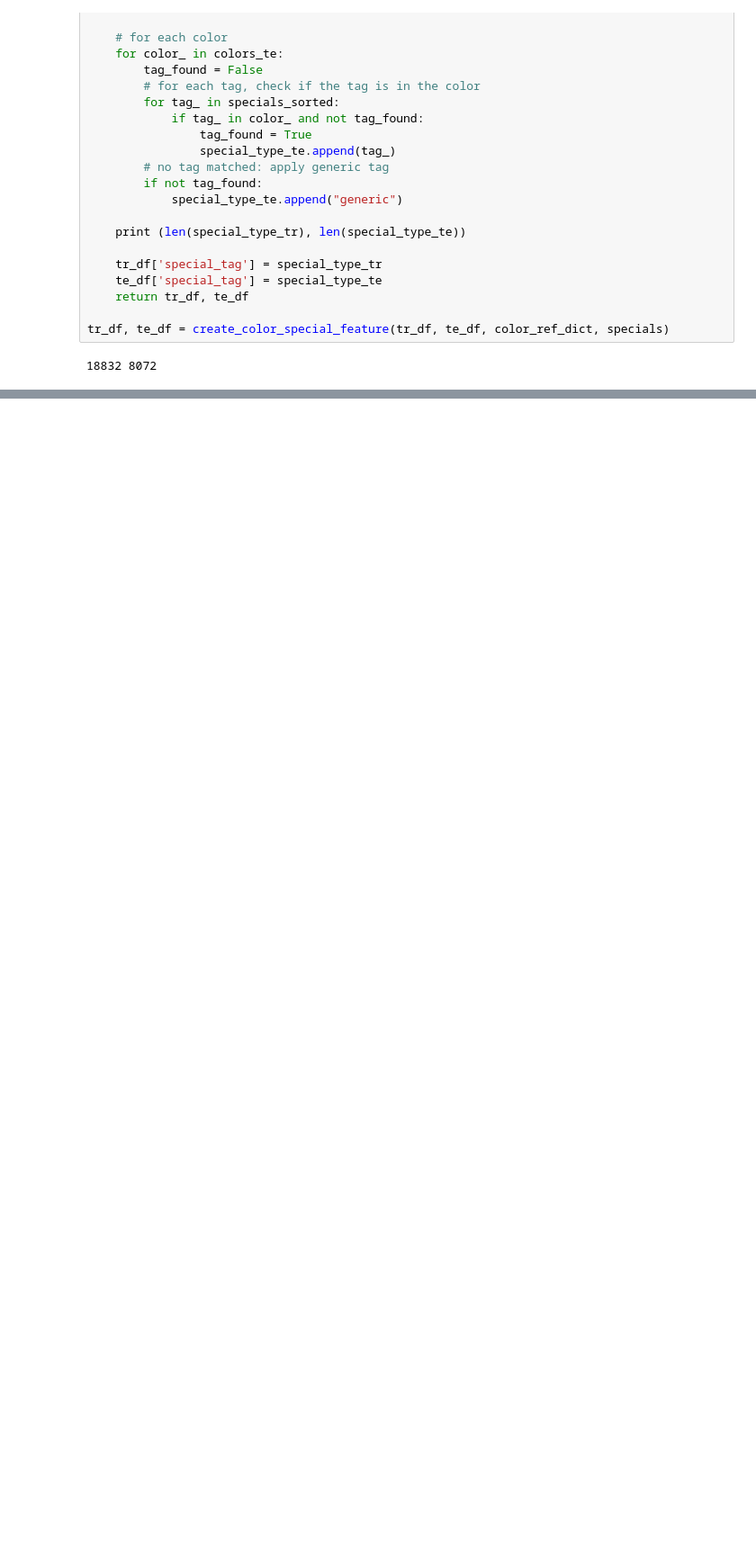
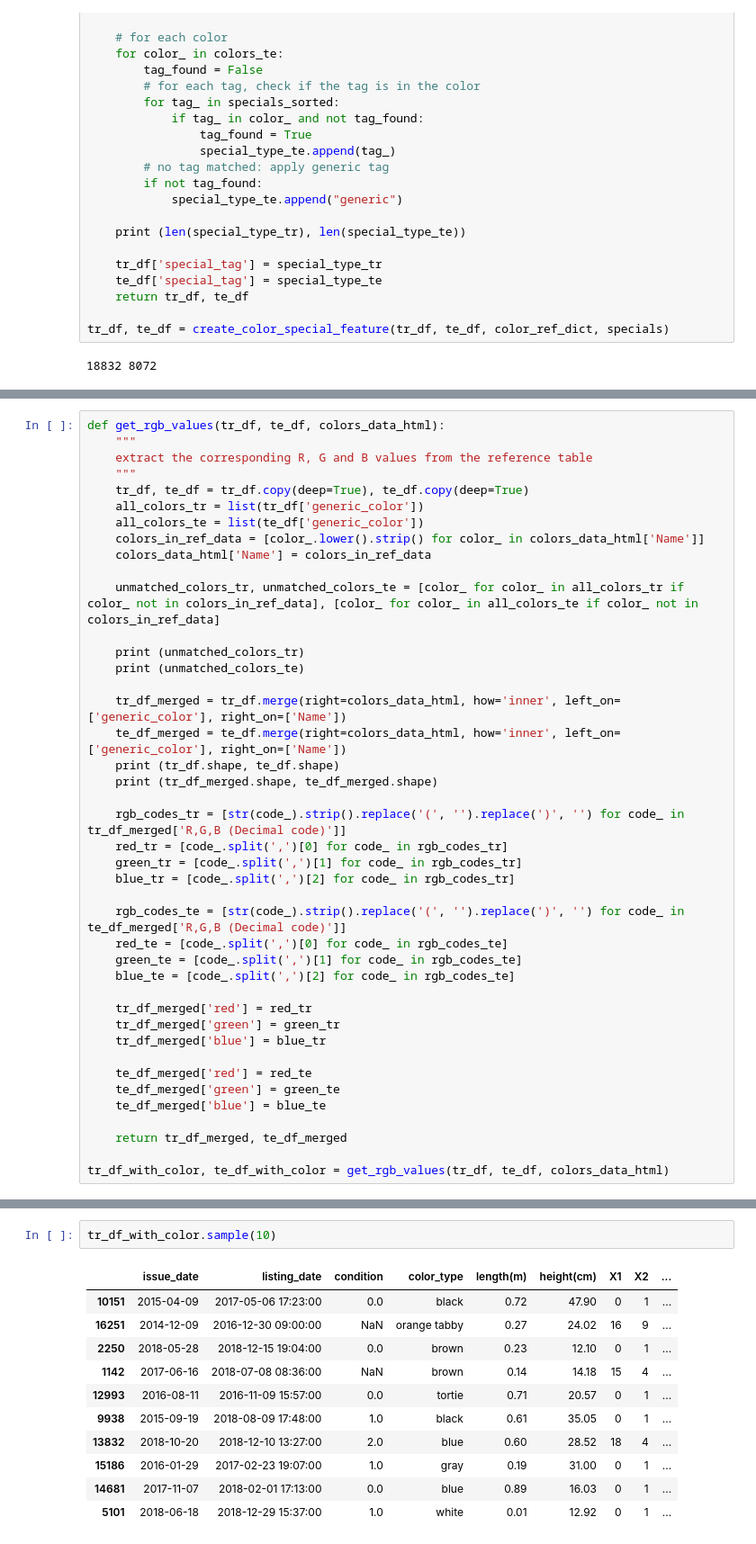
Before and after one commit to ShaunakSen/Data-Science-and-Machine-Learning, a Jupyter notebook: Hackerearth Project - Pet Adoption/Hackerearth ML Project - Pet Adoption.ipynb, the cells around one changed output, grey strips where cells are left out. Shown at 90% size. Drawn from its saved outputs; the diff is of its cells as text; blank space fills up the shorter version.

```diff
--- a/Hackerearth Project - Pet Adoption/Hackerearth ML Project - Pet Adoption.ipynb
+++ b/Hackerearth Project - Pet Adoption/Hackerearth ML Project - Pet Adoption.ipynb
@@ -906,0 +984,42 @@ te_df[['color_type', 'generic_color', 'special_tag']].sample(10)
+# %%
+def get_rgb_values(tr_df, te_df, colors_data_html):
+    """
+    extract the corresponding R, G and B values from the reference table
+    """
+    tr_df, te_df = tr_df.copy(deep=True), te_df.copy(deep=True)
+    all_colors_tr = list(tr_df['generic_color'])
+    all_colors_te = list(te_df['generic_color'])
+    colors_in_ref_data = [color_.lower().strip() for color_ in colors_data_html['Name']]
+    colors_data_html['Name'] = colors_in_ref_data
+
+    unmatched_colors_tr, unmatched_colors_te = [color_ for color_ in all_colors_tr if color_ not in colors_in_ref_data], [color_ for color_ in all_colors_te if color_ not in colors_in_ref_data]
+
+    print (unmatched_colors_tr)
+    print (unmatched_colors_te)
+
+    tr_df_merged = tr_df.merge(right=colors_data_html, how='inner', left_on=['generic_color'], right_on=['Name'])
+    te_df_merged = te_df.merge(right=colors_data_html, how='inner', left_on=['generic_color'], right_on=['Name'])
+    print (tr_df.shape, te_df.shape)
+    print (tr_df_merged.shape, te_df_merged.shape)
+
+    rgb_codes_tr = [str(code_).strip().replace('(', '').replace(')', '') for code_ in tr_df_merged['R,G,B (Decimal code)']]
+    red_tr = [code_.split(',')[0] for code_ in rgb_codes_tr]
+    green_tr = [code_.split(',')[1] for code_ in rgb_codes_tr]
+    blue_tr = [code_.split(',')[2] for code_ in rgb_codes_tr]
+
+    rgb_codes_te = [str(code_).strip().replace('(', '').replace(')', '') for code_ in te_df_merged['R,G,B (Decimal code)']]
+    red_te = [code_.split(',')[0] for code_ in rgb_codes_te]
+    green_te = [code_.split(',')[1] for code_ in rgb_codes_te]
+    blue_te = [code_.split(',')[2] for code_ in rgb_codes_te]
+
+    tr_df_merged['red'] = red_tr
+    tr_df_merged['green'] = green_tr
+    tr_df_merged['blue'] = blue_tr
+
+    te_df_merged['red'] = red_te
+    te_df_merged['green'] = green_te
+    te_df_merged['blue'] = blue_te
+
+    return tr_df_merged, te_df_merged
+
+tr_df_with_color, te_df_with_color = get_rgb_values(tr_df, te_df, colors_data_html)
@@ -906,0 +1035,14 @@ te_df[['color_type', 'generic_color', 'special_tag']].sample(10)
+# %%
+tr_df_with_color.sample(10)
+# %% [output]
+|  | issue_date | listing_date | condition | color_type | length(m) | height(cm) | X1 | X2 | ... |
+| 10151 | 2015-04-09 | 2017-05-06 17:23:00 | 0.0 | black | 0.72 | 47.90 | 0 | 1 | ... |
+| 16251 | 2014-12-09 | 2016-12-30 09:00:00 | NaN | orange tabby | 0.27 | 24.02 | 16 | 9 | ... |
+| 2250 | 2018-05-28 | 2018-12-15 19:04:00 | 0.0 | brown | 0.23 | 12.10 | 0 | 1 | ... |
+| 1142 | 2017-06-16 | 2018-07-08 08:36:00 | NaN | brown | 0.14 | 14.18 | 15 | 4 | ... |
+| 12993 | 2016-08-11 | 2016-11-09 15:57:00 | 0.0 | tortie | 0.71 | 20.57 | 0 | 1 | ... |
+| 9938 | 2015-09-19 | 2018-08-09 17:48:00 | 1.0 | black | 0.61 | 35.05 | 0 | 1 | ... |
+| 13832 | 2018-10-20 | 2018-12-10 13:27:00 | 2.0 | blue | 0.60 | 28.52 | 18 | 4 | ... |
+| 15186 | 2016-01-29 | 2017-02-23 19:07:00 | 1.0 | gray | 0.19 | 31.00 | 0 | 1 | ... |
+| 14681 | 2017-11-07 | 2018-02-01 17:13:00 | 0.0 | blue | 0.89 | 16.03 | 0 | 1 | ... |
+| 5101 | 2018-06-18 | 2018-12-29 15:37:00 | 1.0 | white | 0.01 | 12.92 | 0 | 1 | ... |
```
Also changed, not shown: parts of 19 cells of this notebook.
